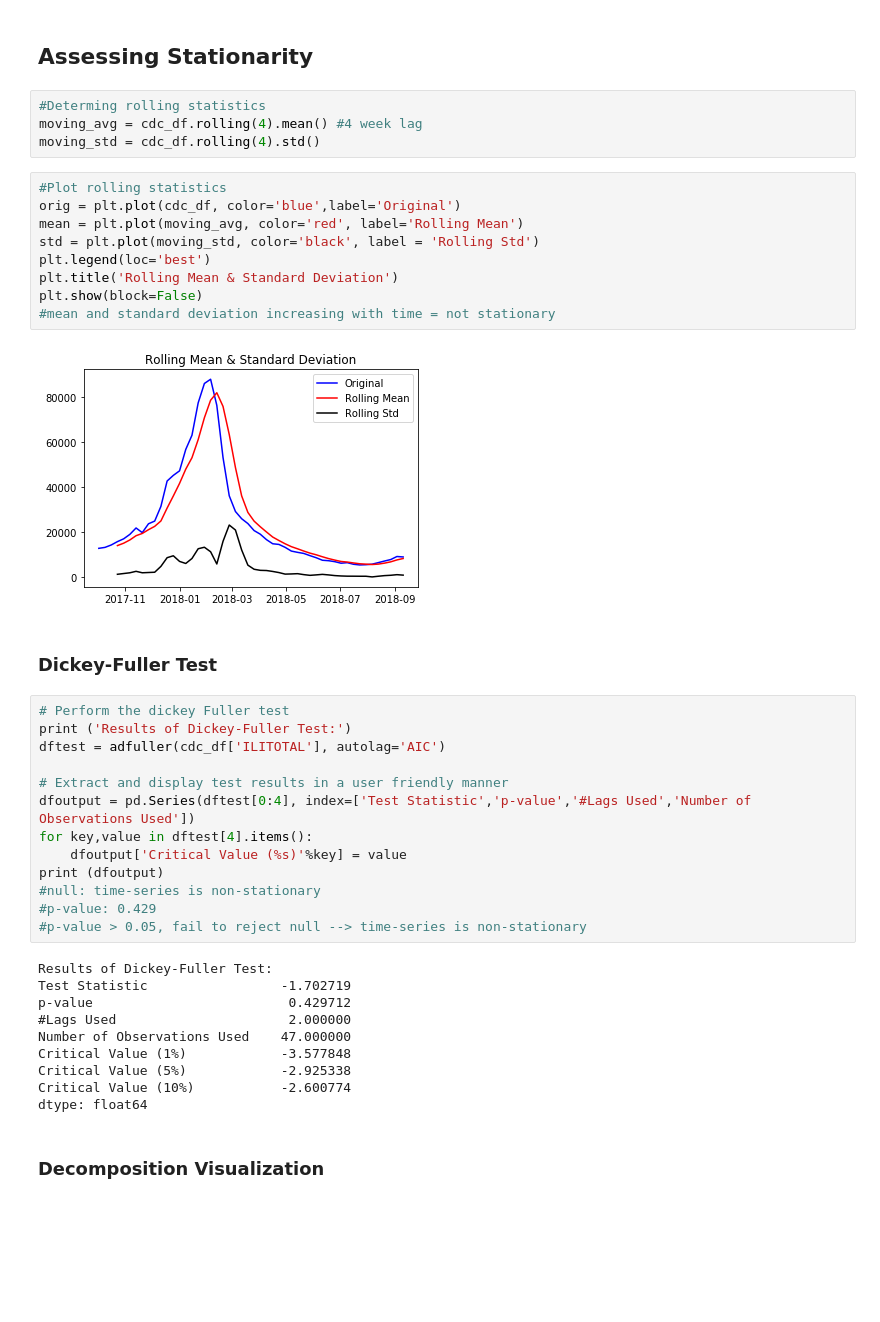
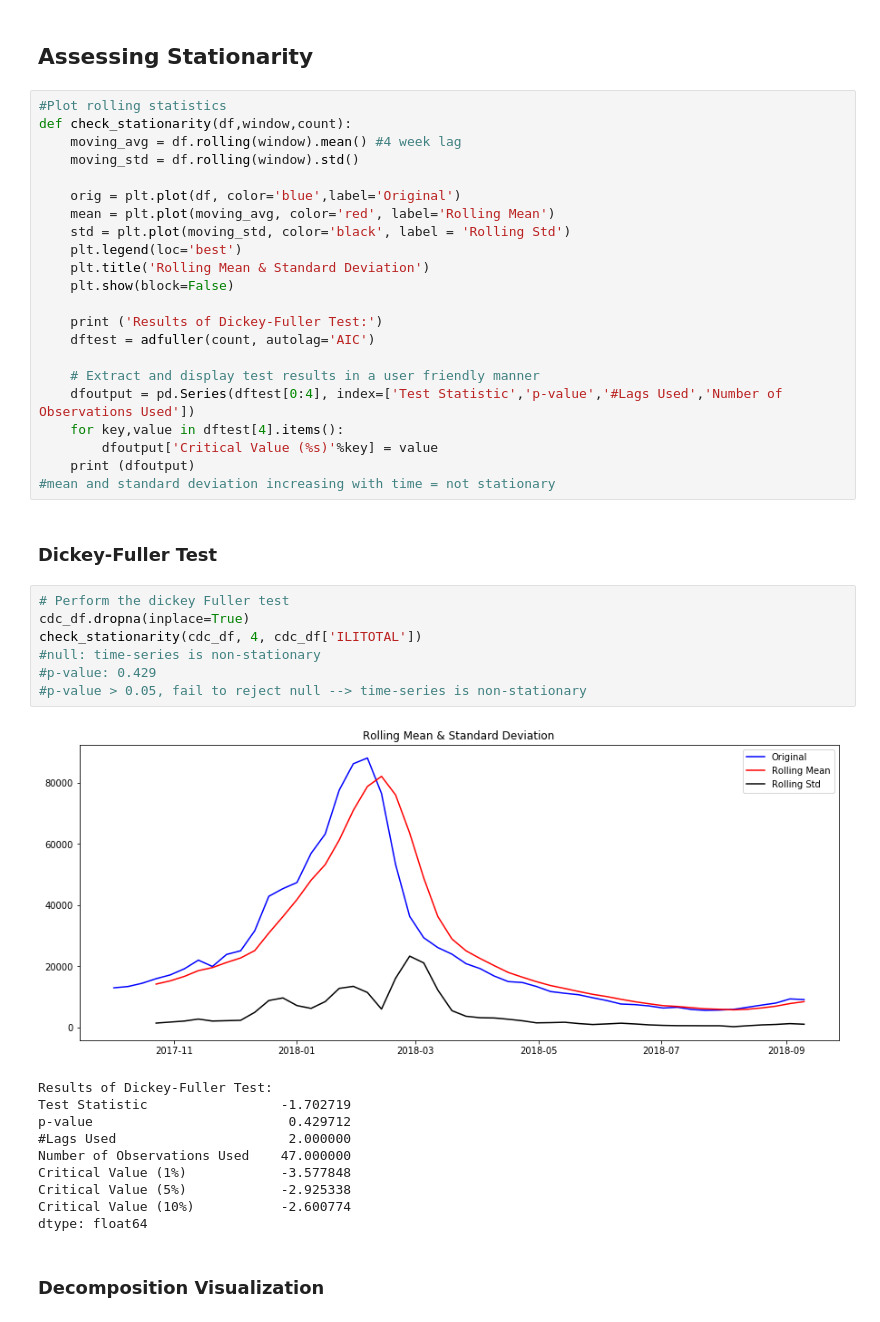
Before and after one commit to paulinaczheng/twitter_flu_tracking, a Jupyter notebook: Extended Analysis Pipeline.ipynb, the cells around one changed output. Drawn from its saved outputs; the diff is of its cells as text; blank space fills up the shorter version.

```diff
--- a/Extended Analysis Pipeline.ipynb
+++ b/Extended Analysis Pipeline.ipynb
@@ -110,37 +112,39 @@ plt.legend().set_visible(False)
 plt.show()
 # %% [markdown]
 ## Assessing Stationarity
-# %%
-#Determing rolling statistics
-moving_avg = cdc_df.rolling(4).mean() #4 week lag
-moving_std = cdc_df.rolling(4).std()
 # %%
 #Plot rolling statistics
-orig = plt.plot(cdc_df, color='blue',label='Original')
-mean = plt.plot(moving_avg, color='red', label='Rolling Mean')
-std = plt.plot(moving_std, color='black', label = 'Rolling Std')
-plt.legend(loc='best')
-plt.title('Rolling Mean & Standard Deviation')
-plt.show(block=False)
+def check_stationarity(df,window,count):
+    moving_avg = df.rolling(window).mean() #4 week lag
+    moving_std = df.rolling(window).std()
+
+    orig = plt.plot(df, color='blue',label='Original')
+    mean = plt.plot(moving_avg, color='red', label='Rolling Mean')
+    std = plt.plot(moving_std, color='black', label = 'Rolling Std')
+    plt.legend(loc='best')
+    plt.title('Rolling Mean & Standard Deviation')
+    plt.show(block=False)
+
+    print ('Results of Dickey-Fuller Test:')
+    dftest = adfuller(count, autolag='AIC')
+
+    # Extract and display test results in a user friendly manner
+    dfoutput = pd.Series(dftest[0:4], index=['Test Statistic','p-value','#Lags Used','Number of Observations Used'])
+    for key,value in dftest[4].items():
+        dfoutput['Critical Value (%s)'%key] = value
+    print (dfoutput)
 #mean and standard deviation increasing with time = not stationary
-# %% [output]
-[figure, removed]
 # %% [markdown]
 ### Dickey-Fuller Test
 # %%
 # Perform the dickey Fuller test
-print ('Results of Dickey-Fuller Test:')
-dftest = adfuller(cdc_df['ILITOTAL'], autolag='AIC')
-
-# Extract and display test results in a user friendly manner
-dfoutput = pd.Series(dftest[0:4], index=['Test Statistic','p-value','#Lags Used','Number of Observations Used'])
-for key,value in dftest[4].items():
-    dfoutput['Critical Value (%s)'%key] = value
-print (dfoutput)
+cdc_df.dropna(inplace=True)
+check_stationarity(cdc_df, 4, cdc_df['ILITOTAL'])
 #null: time-series is non-stationary
 #p-value: 0.429
 #p-value > 0.05, fail to reject null --> time-series is non-stationary
 # %% [output]
+[figure, added]
 Results of Dickey-Fuller Test:
 Test Statistic                 -1.702719
 p-value                         0.429712
```
Also changed, not shown: parts of 26 cells of this notebook, 1 other file.
